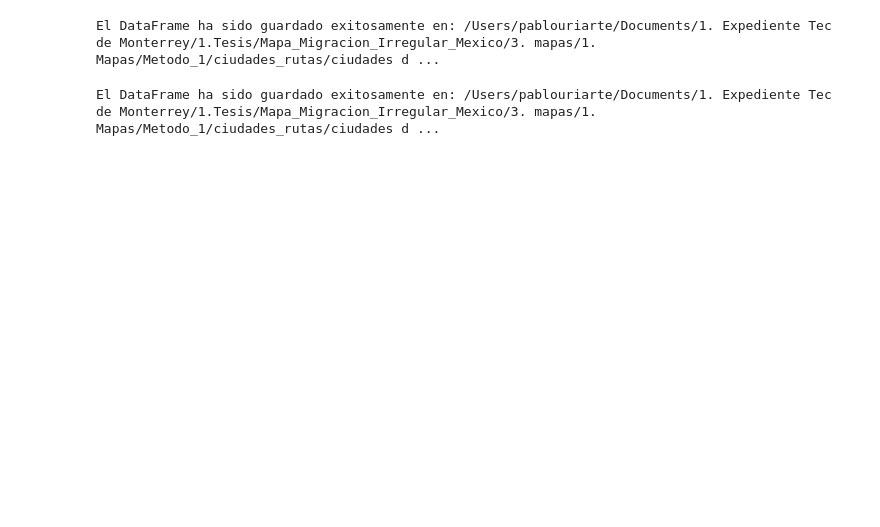
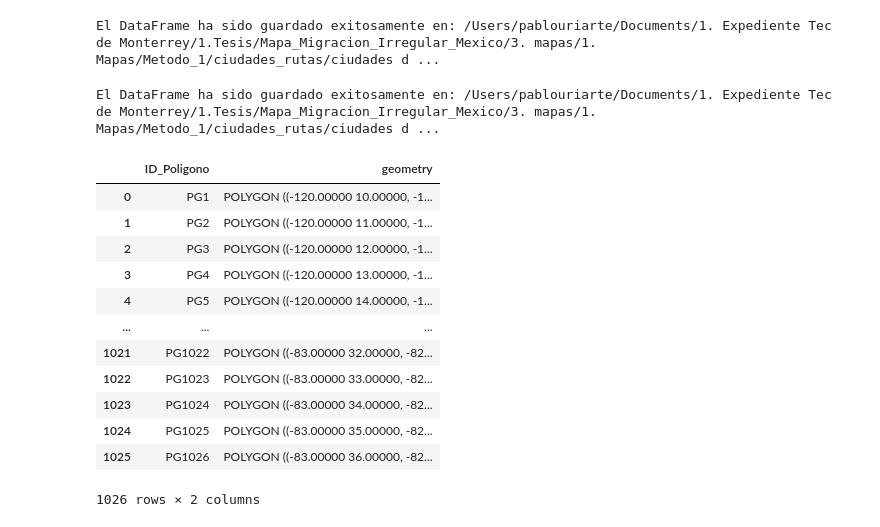
Before and after one commit to puriarter21/Mapa_Migracion_Irregular_Mexico, a Jupyter notebook: 3. mapas/1. Mapas/Metodo_1/ciudades_rutas/ciudades detenciones/mapeando_ciudades.ipynb, the cells around one changed output. Cells and saved outputs as stored; diff of their text form; code cells hidden in the pictures; blank space fills up the shorter version.

```diff
--- a/3. mapas/1. Mapas/Metodo_1/ciudades_rutas/ciudades detenciones/mapeando_ciudades.ipynb
+++ b/3. mapas/1. Mapas/Metodo_1/ciudades_rutas/ciudades detenciones/mapeando_ciudades.ipynb
@@ -478,3 +360,19 @@ grid.to_csv(ruta_archivo_csv4, index=False)
 print(f"El DataFrame ha sido guardado exitosamente en: {ruta_archivo_csv3}")
 # %% [output]
 El DataFrame ha sido guardado exitosamente en: /Users/pablouriarte/Documents/1. Expediente Tec de Monterrey/1.Tesis/Mapa_Migracion_Irregular_Mexico/3. mapas/1. Mapas/Metodo_1/ciudades_rutas/ciudades d ...
+# %%
+grid
+# %% [output]
+|  | ID_Poligono | geometry |
+| 0 | PG1 | POLYGON ((-120.00000 10.00000, -1... |
+| 1 | PG2 | POLYGON ((-120.00000 11.00000, -1... |
+| 2 | PG3 | POLYGON ((-120.00000 12.00000, -1... |
+| 3 | PG4 | POLYGON ((-120.00000 13.00000, -1... |
+| 4 | PG5 | POLYGON ((-120.00000 14.00000, -1... |
+| ... | ... | ... |
+| 1021 | PG1022 | POLYGON ((-83.00000 32.00000, -82... |
+| 1022 | PG1023 | POLYGON ((-83.00000 33.00000, -82... |
+| 1023 | PG1024 | POLYGON ((-83.00000 34.00000, -82... |
+| 1024 | PG1025 | POLYGON ((-83.00000 35.00000, -82... |
+| 1025 | PG1026 | POLYGON ((-83.00000 36.00000, -82... |
+1026 rows × 2 columns
```
Also changed, not shown: parts of 47 cells of this notebook, 28 other files.
